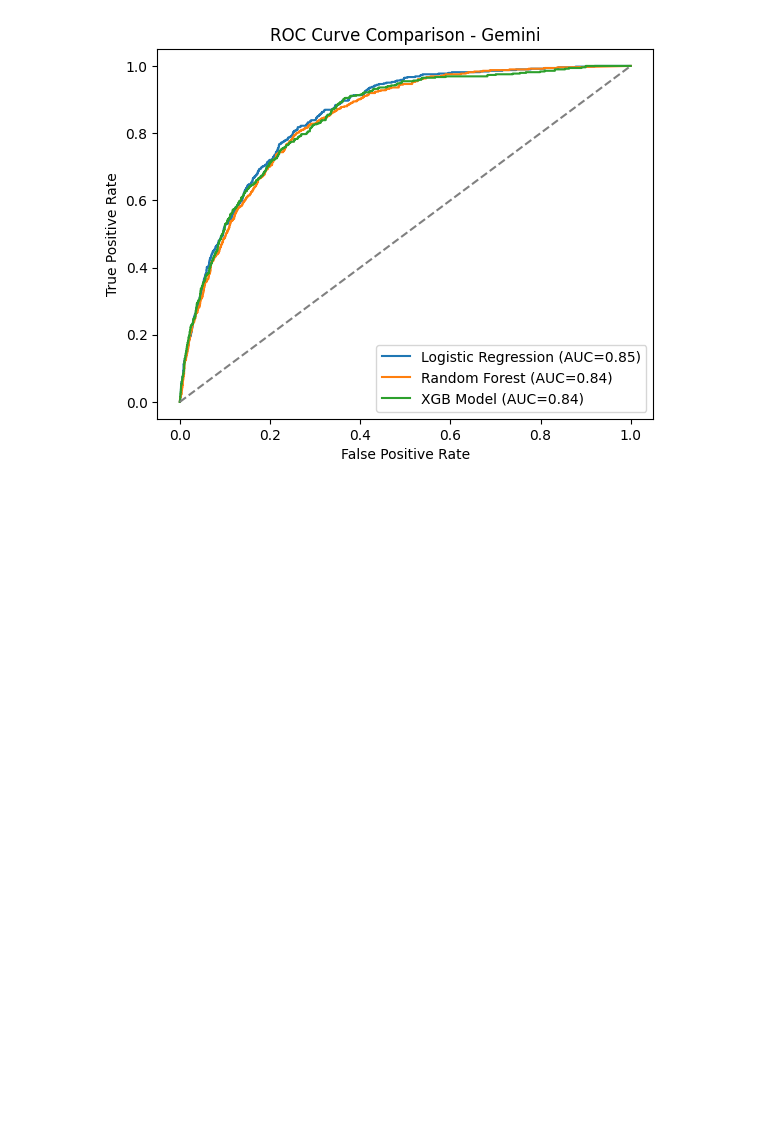
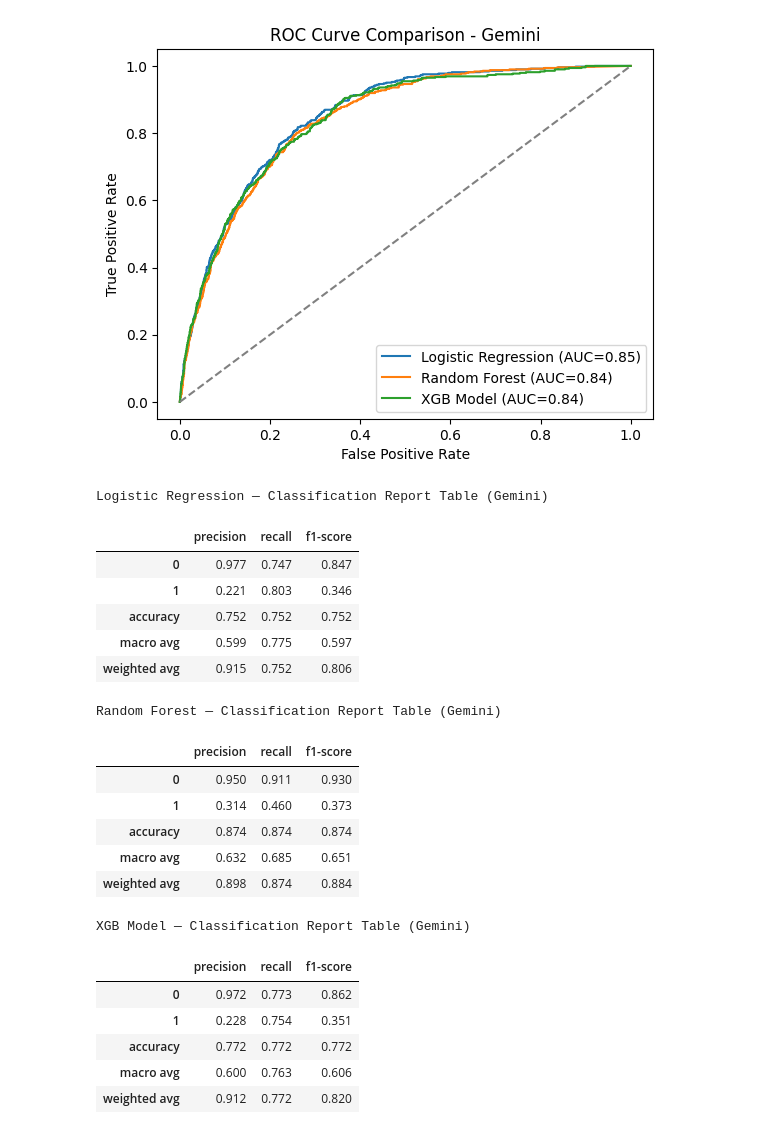
Before and after one commit to numansuri/Capstone-MADS, a Jupyter notebook: gemini_lr_rf_gb_pipeline.ipynb, the cells around one changed output. Cells and saved outputs as stored; diff of their text form; code cells hidden in the pictures; blank space fills up the shorter version.

```diff
--- a/gemini_lr_rf_gb_pipeline.ipynb
+++ b/gemini_lr_rf_gb_pipeline.ipynb
@@ -328,3 +328,37 @@ plt.show()
 [figure]
 [figure]
 [figure]
+# %%
+for name, model in best_models_dict.items():
+   # — Classification report
+    report = classification_report(y_test,
+                                   model.predict(X_test),
+                                   output_dict=True)
+
+    df = pd.DataFrame(report).T[['precision', 'recall', 'f1-score']]
+
+    # Display the DataFrame
+    print(f"\n{name} — Classification Report Table (Gemini)")
+    display(df.round(3))  # rounded for readability
+# %% [output]
+Logistic Regression — Classification Report Table (Gemini)
+|  | precision | recall | f1-score |
+| 0 | 0.977 | 0.747 | 0.847 |
+| 1 | 0.221 | 0.803 | 0.346 |
+| accuracy | 0.752 | 0.752 | 0.752 |
+| macro avg | 0.599 | 0.775 | 0.597 |
+| weighted avg | 0.915 | 0.752 | 0.806 |
+Random Forest — Classification Report Table (Gemini)
+|  | precision | recall | f1-score |
+| 0 | 0.950 | 0.911 | 0.930 |
+| 1 | 0.314 | 0.460 | 0.373 |
+| accuracy | 0.874 | 0.874 | 0.874 |
+| macro avg | 0.632 | 0.685 | 0.651 |
+| weighted avg | 0.898 | 0.874 | 0.884 |
+XGB Model — Classification Report Table (Gemini)
+|  | precision | recall | f1-score |
+| 0 | 0.972 | 0.773 | 0.862 |
+| 1 | 0.228 | 0.754 | 0.351 |
+| accuracy | 0.772 | 0.772 | 0.772 |
+| macro avg | 0.600 | 0.763 | 0.606 |
+| weighted avg | 0.912 | 0.772 | 0.820 |
```
Also changed, not shown: 1 other file.
